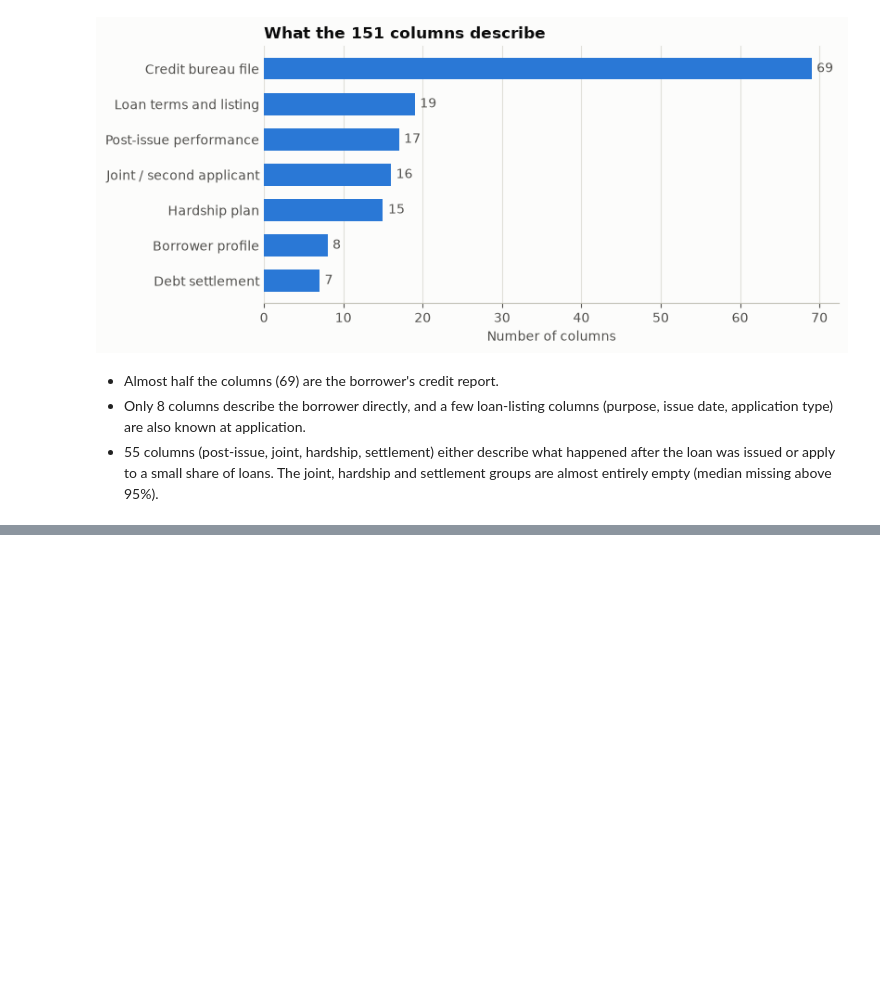
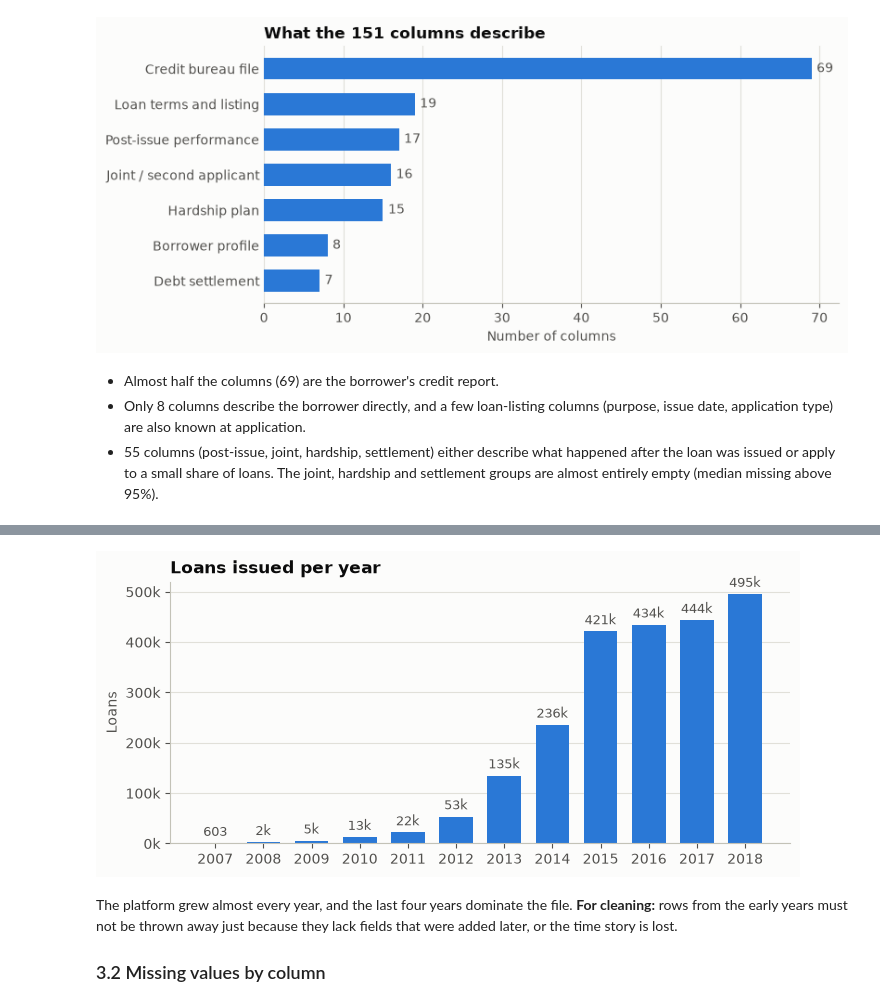
Before and after one commit to dhruvinn25/credibility-gamble, a Jupyter notebook: notebooks/01_data_prep.ipynb, the cells around one changed output, grey strips where cells are left out. Drawn from its saved outputs; the diff is of its cells as text; code cells hidden in the pictures; blank space fills up the shorter version.

```diff
--- a/notebooks/01_data_prep.ipynb
+++ b/notebooks/01_data_prep.ipynb
@@ -413,0 +420,17 @@ plt.show()
+# %%
+fig, ax = plt.subplots(figsize=(8, 3.4))
+bars = ax.bar(by_year.index.astype(str), by_year["loans"], color=BLUE, width=0.7)
+ax.bar_label(bars, labels=[f"{v / 1000:,.0f}k" if v >= 1000 else f"{v}" for v in by_year["loans"]],
+             padding=3, color=INK2, fontsize=9)
+ax.set_title("Loans issued per year")
+ax.set_ylabel("Loans")
+ax.yaxis.set_major_formatter(lambda v, _: f"{v / 1000:,.0f}k")
+ax.grid(axis="x", visible=False)
+save(fig, "03_loans_per_year.png")
+plt.show()
+# %% [output]
+[figure, added]
+# %% [markdown]
+The platform grew almost every year, and the last four years dominate the file. **For cleaning:** rows from the early years must not be thrown away just because they lack fields that were added later, or the time story is lost.
+
+### 3.2 Missing values by column
```
Also changed, not shown: parts of 24 cells of this notebook, 7 other files.
